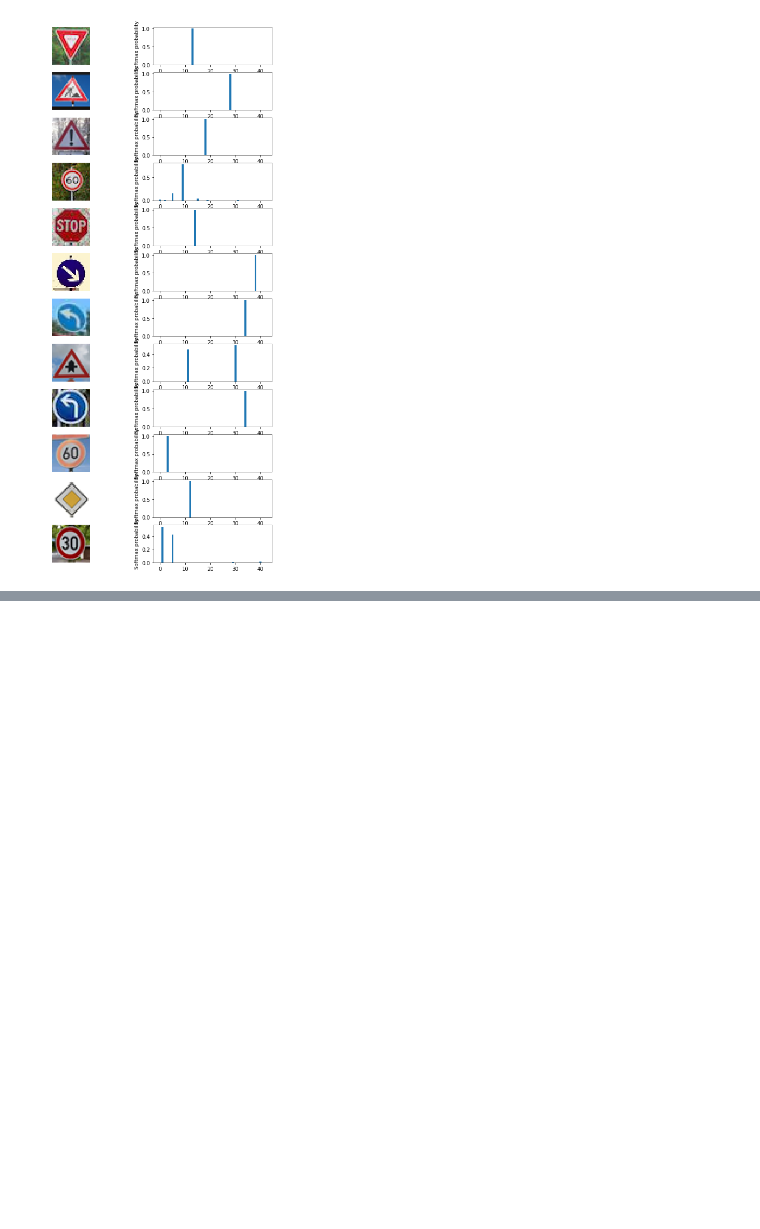
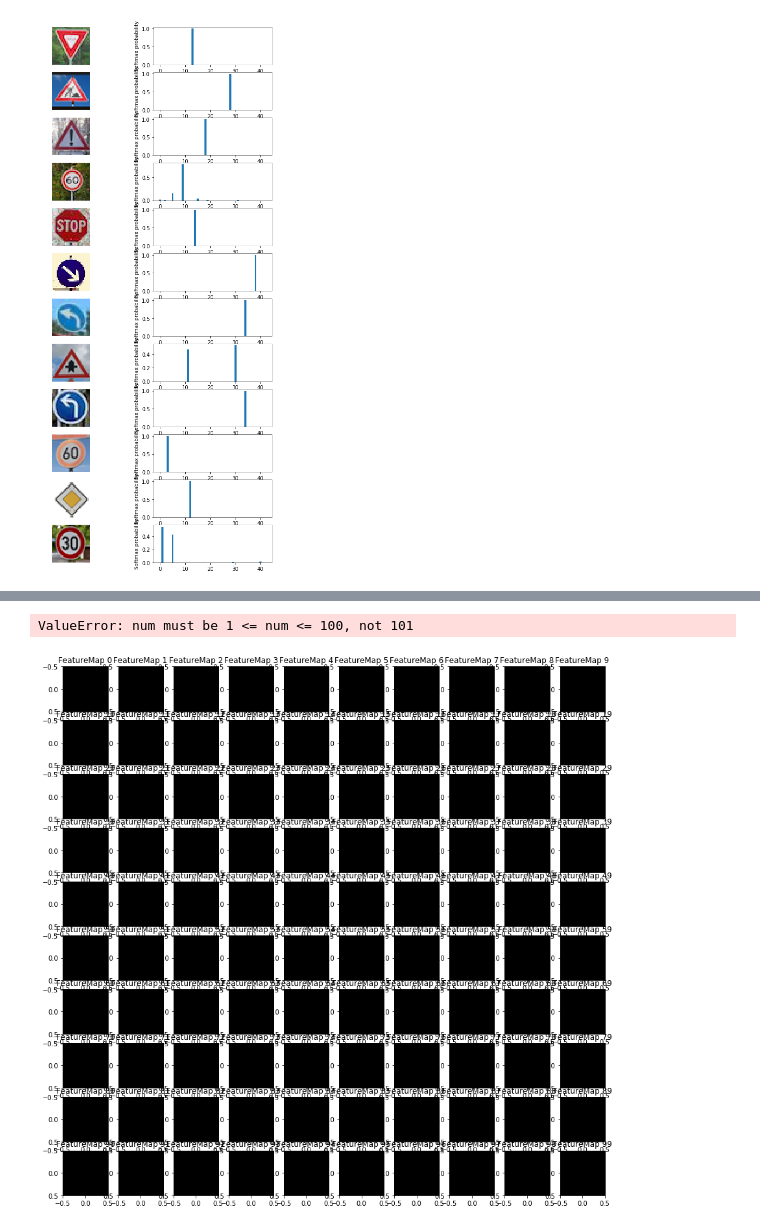
Before and after one commit to shank16/CarND-Traffic-Sign-Classifier-Project, a Jupyter notebook: Untitled.ipynb, the cells around one changed output, grey strips where cells are left out. Saved outputs shown, nothing was run; the diff lists cells and outputs as text; code cells hidden in the pictures; blank space fills up the shorter version.

```diff
--- a/Untitled.ipynb
+++ b/Untitled.ipynb
@@ -743,0 +750,8 @@ Caused by op 'save/Assign_23', defined at:
+# %%
+with tf.Session() as sess:
+    saver.restore(sess, tf.train.latest_checkpoint('.'))
+    conv3 = sess.graph.get_tensor_by_name('convolution3:0')
+    outputFeatureMap(X_final_graph,conv3, activation_min=-1, activation_max=-1, plt_num=1)
+# %% [output]
+ValueError: num must be 1 <= num <= 100, not 101
+[figure, added]
```
Also changed, not shown: parts of 2 cells of this notebook, 2 other files.
